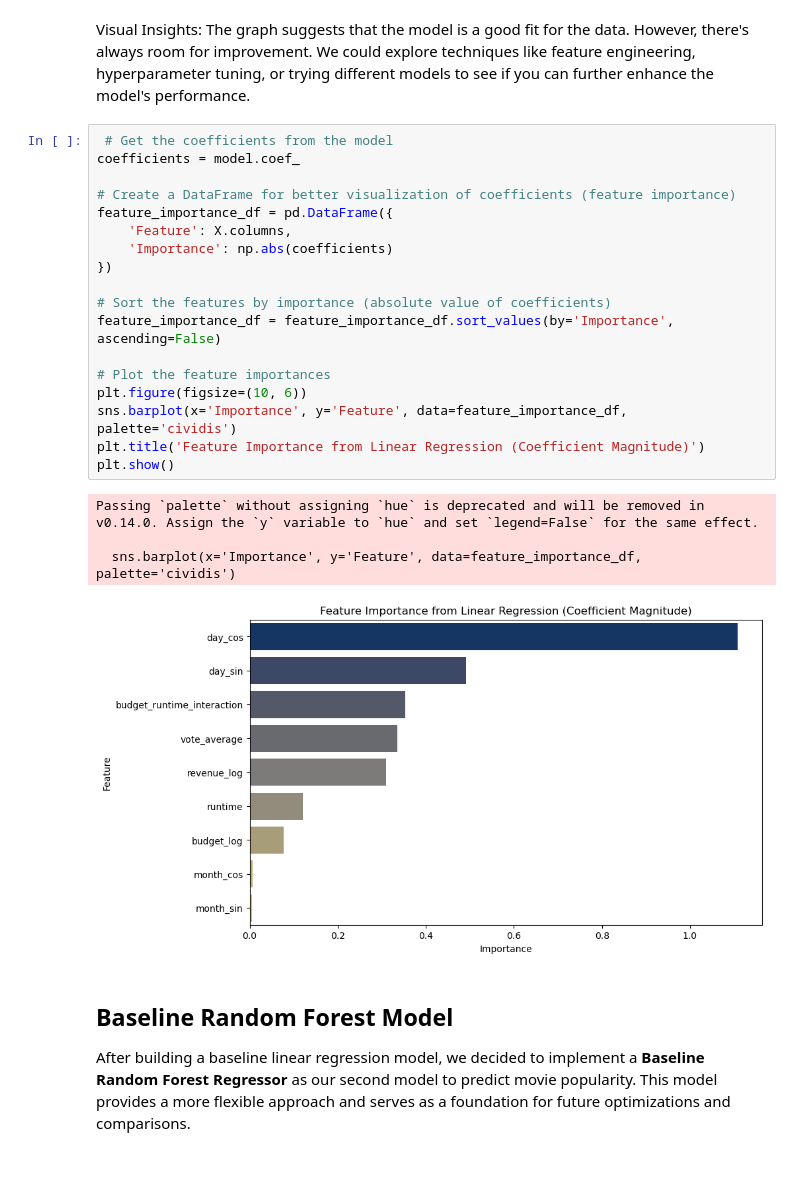
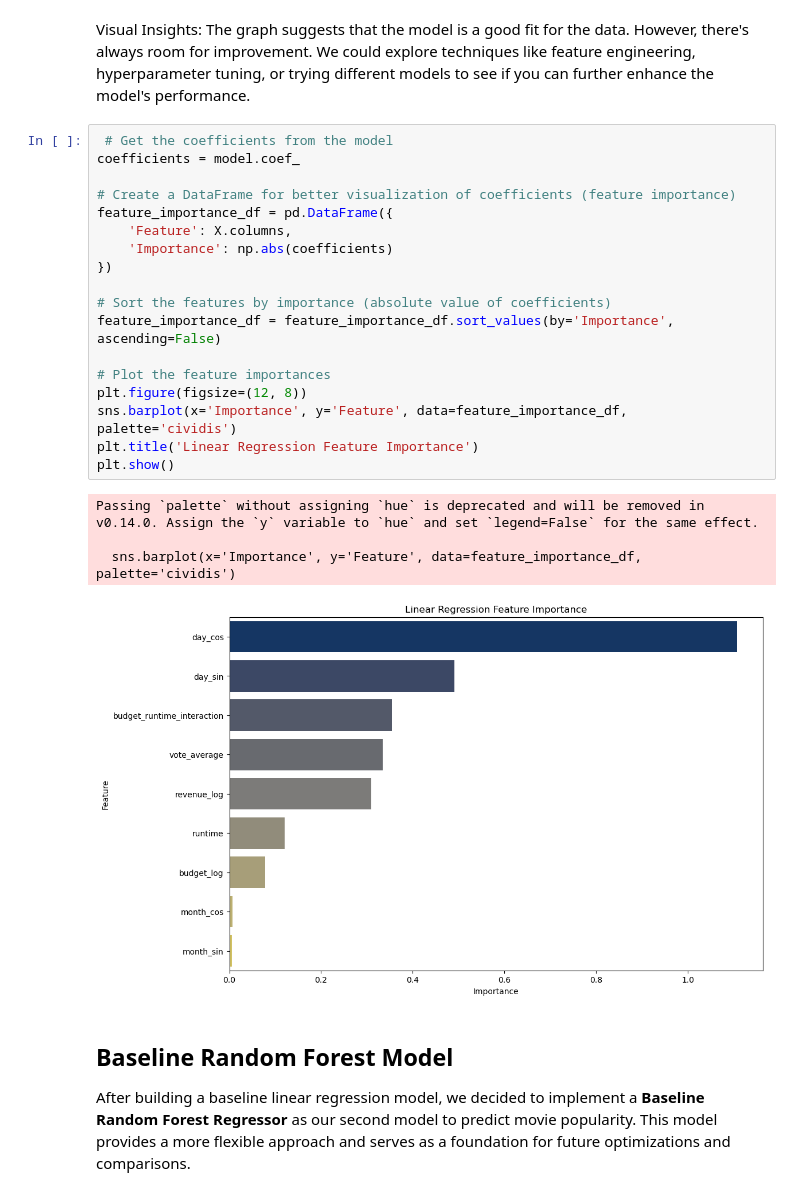
Before and after one commit to riosrose/UCB_project4_group6, a Jupyter notebook: movie_popularity_prediction.ipynb, the cells around one changed output. Drawn from its saved outputs; the diff is of its cells as text; blank space fills up the shorter version.

```diff
--- a/movie_prediction.ipynb
+++ b/movie_popularity_prediction.ipynb
@@ -1441,26 +1442,26 @@ The graph suggests that the model is a good fit for the data. However, there's a
 # %%
  # Get the coefficients from the model
 coefficients = model.coef_
 
 # Create a DataFrame for better visualization of coefficients (feature importance)
 feature_importance_df = pd.DataFrame({
     'Feature': X.columns,
     'Importance': np.abs(coefficients)
 })
 
 # Sort the features by importance (absolute value of coefficients)
 feature_importance_df = feature_importance_df.sort_values(by='Importance', ascending=False)
 
 # Plot the feature importances
-plt.figure(figsize=(10, 6))
+plt.figure(figsize=(12, 8))
 sns.barplot(x='Importance', y='Feature', data=feature_importance_df, palette='cividis')
-plt.title('Feature Importance from Linear Regression (Coefficient Magnitude)')
+plt.title('Linear Regression Feature Importance')
 plt.show()
 # %% [output]
 Passing `palette` without assigning `hue` is deprecated and will be removed in v0.14.0. Assign the `y` variable to `hue` and set `legend=False` for the same effect.
 
   sns.barplot(x='Importance', y='Feature', data=feature_importance_df, palette='cividis')
-[figure, old version]
+[figure, new version]
 # %% [markdown]
 ## Baseline Random Forest Model
 
```
Also changed, not shown: parts of 40 cells of this notebook.
